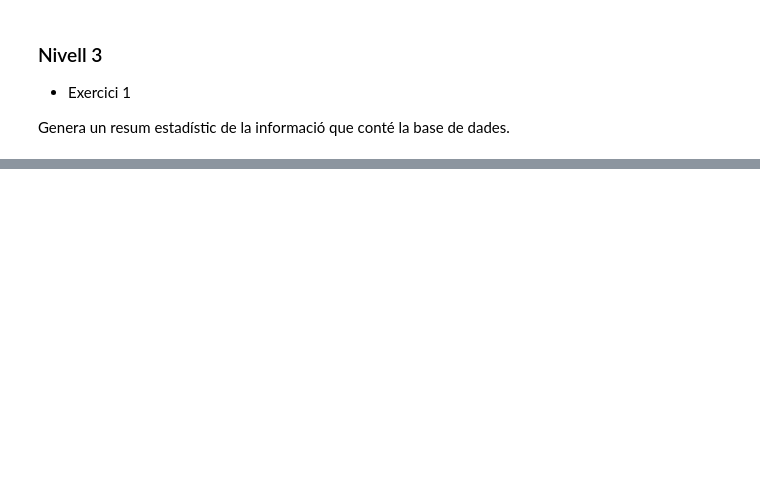
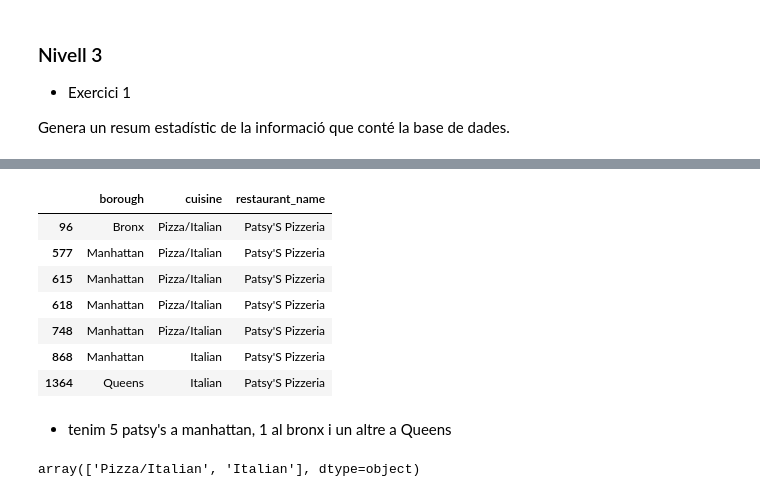
Before and after one commit to ManelForcales/Bases-de-dades-NoSQL, a Jupyter notebook: S18T01.ipynb, the cells around one changed output, grey strips where cells are left out. Saved outputs shown, nothing was run; the diff lists cells and outputs as text; code cells hidden in the pictures; blank space fills up the shorter version.

```diff
--- a/S18T01.ipynb
+++ b/S18T01.ipynb
@@ -164,0 +288,17 @@ Genera un resum estadístic de la informació que conté la base de dades.
+# %%
+df2[df2.restaurant_name =="Patsy'S Pizzeria"]
+# %% [output]
+|  | borough | cuisine | restaurant_name |
+| 96 | Bronx | Pizza/Italian | Patsy'S Pizzeria |
+| 577 | Manhattan | Pizza/Italian | Patsy'S Pizzeria |
+| 615 | Manhattan | Pizza/Italian | Patsy'S Pizzeria |
+| 618 | Manhattan | Pizza/Italian | Patsy'S Pizzeria |
+| 748 | Manhattan | Pizza/Italian | Patsy'S Pizzeria |
+| 868 | Manhattan | Italian | Patsy'S Pizzeria |
+| 1364 | Queens | Italian | Patsy'S Pizzeria |
+# %% [markdown]
+ + tenim 5 patsy's a manhattan, 1 al bronx i un altre a Queens
+# %%
+df2.cuisine.unique()
+# %% [output]
+array(['Pizza/Italian', 'Italian'], dtype=object)
```
Also changed, not shown: parts of 32 cells of this notebook.
